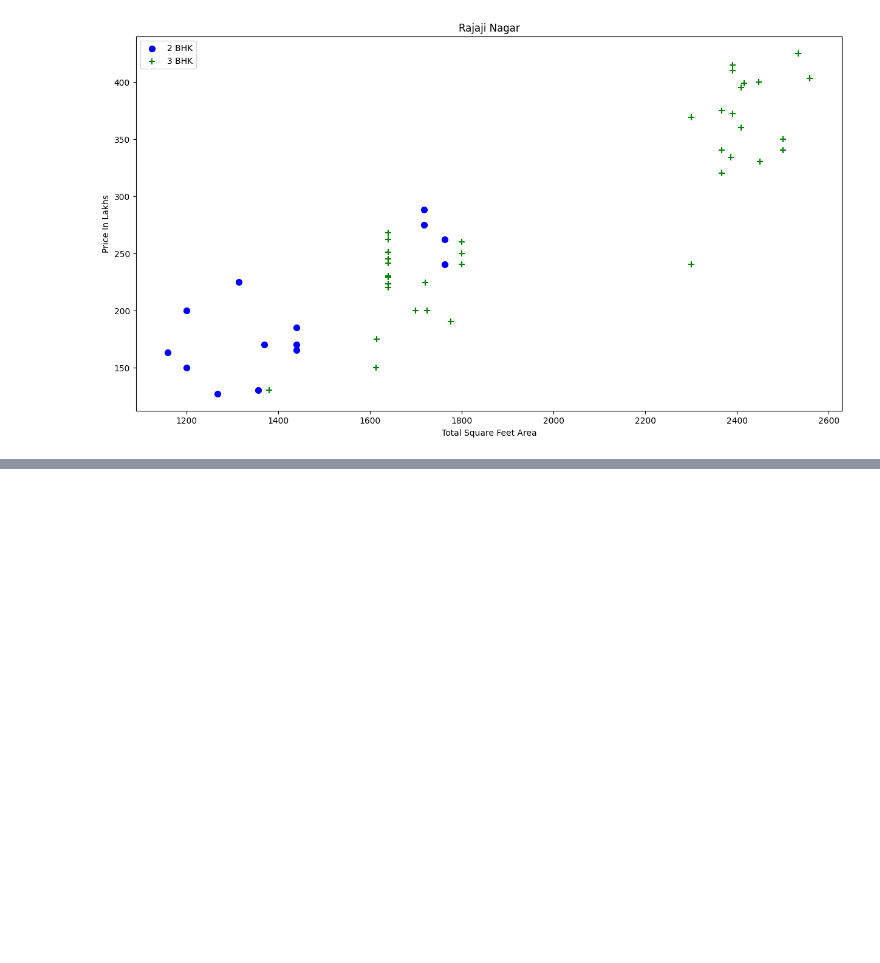
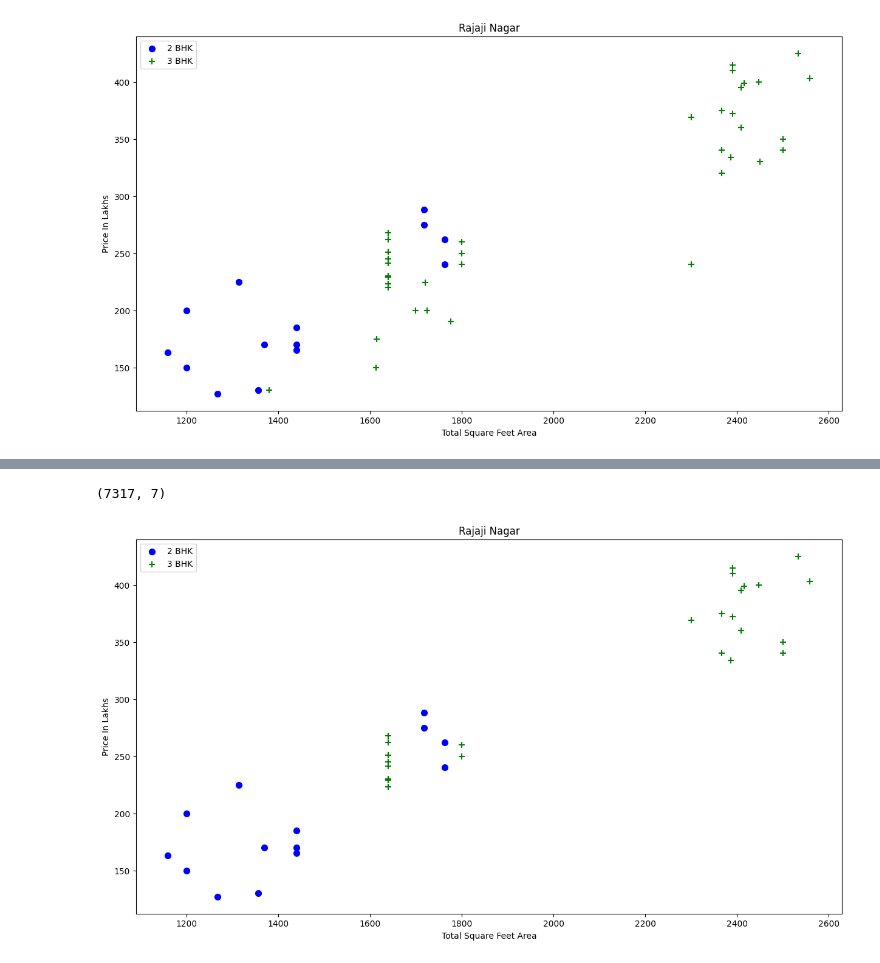
Before and after one commit to ahmedcurious/Data-Science-Work, a Jupyter notebook: Machine_Learning/Projects/Real_Estate_Prediction_Project/file.ipynb, the cells around one changed output, grey strips where cells are left out. Saved outputs shown, nothing was run; the diff lists cells and outputs as text; code cells hidden in the pictures; blank space fills up the shorter version.

```diff
--- a/Machine_Learning/Projects/Real_Estate_Prediction_Project/file.ipynb
+++ b/Machine_Learning/Projects/Real_Estate_Prediction_Project/file.ipynb
@@ -495 +489,33 @@ plot_scatter_chart(df_6,'Rajaji Nagar')
+# %%
+def remove_bhk_outliers(df_var):
+    # Initialize an empty array to store the indices of outliers to be excluded
+    exclude_indices = np.array([])
+
+    # Loop through the dataset, grouped by location
+    for location, location_df in df_var.groupby('location'):
+
+        # Dictionary to store mean, standard deviation, and count of price_per_sqft for each BHK in a location
+        bhk_stats = {}
+
+        # First loop: Calculate the mean, standard deviation, and count of price_per_sqft for each BHK group
+        for BHK, bhk_df in location_df.groupby('BHK'):
+            bhk_stats[BHK] = {
+                'mean': np.mean(bhk_df.price_per_sqft),  # Calculate mean price_per_sqft for the current BHK
+                'std': np.std(bhk_df.price_per_sqft),    # Calculate standard deviation for the current BHK
+                'count': bhk_df.shape[0]                 # Count the number of entries for the current BHK
+            }
+
+        # Second loop: Compare the price_per_sqft of the current BHK with the previous BHK (BHK-1)
+        for BHK, bhk_df in location_df.groupby('BHK'):
+            # Get the statistics of the (BHK-1) group, i.e., smaller BHK size
+            stats = bhk_stats.get(BHK-1)
+
+            # If stats exist and there are more than 5 entries for (BHK-1), proceed to check for outliers
+            if stats and stats['count'] > 5:
+                # Append the indices of BHK entries that have price_per_sqft lower than the mean of (BHK-1)
+                exclude_indices = np.append(exclude_indices,
+                                            bhk_df[bhk_df.price_per_sqft < stats['mean']].index.values)
+
+    # Return the dataframe excluding the outliers based on the calculated indices
+    return df_var.drop(exclude_indices, axis='index')
 # %% [markdown]
@@ -496,0 +523,10 @@ plot_scatter_chart(df_6,'Rajaji Nagar')
+# %%
+df_7 = remove_bhk_outliers(df_6)
+# %%
+df_7.shape
+# %% [output]
+(7317, 7)
+# %%
+plot_scatter_chart(df_7,'Rajaji Nagar')
+# %% [output]
+[figure, added]
```
Also changed, not shown: parts of 28 cells of this notebook, 2 other files.
